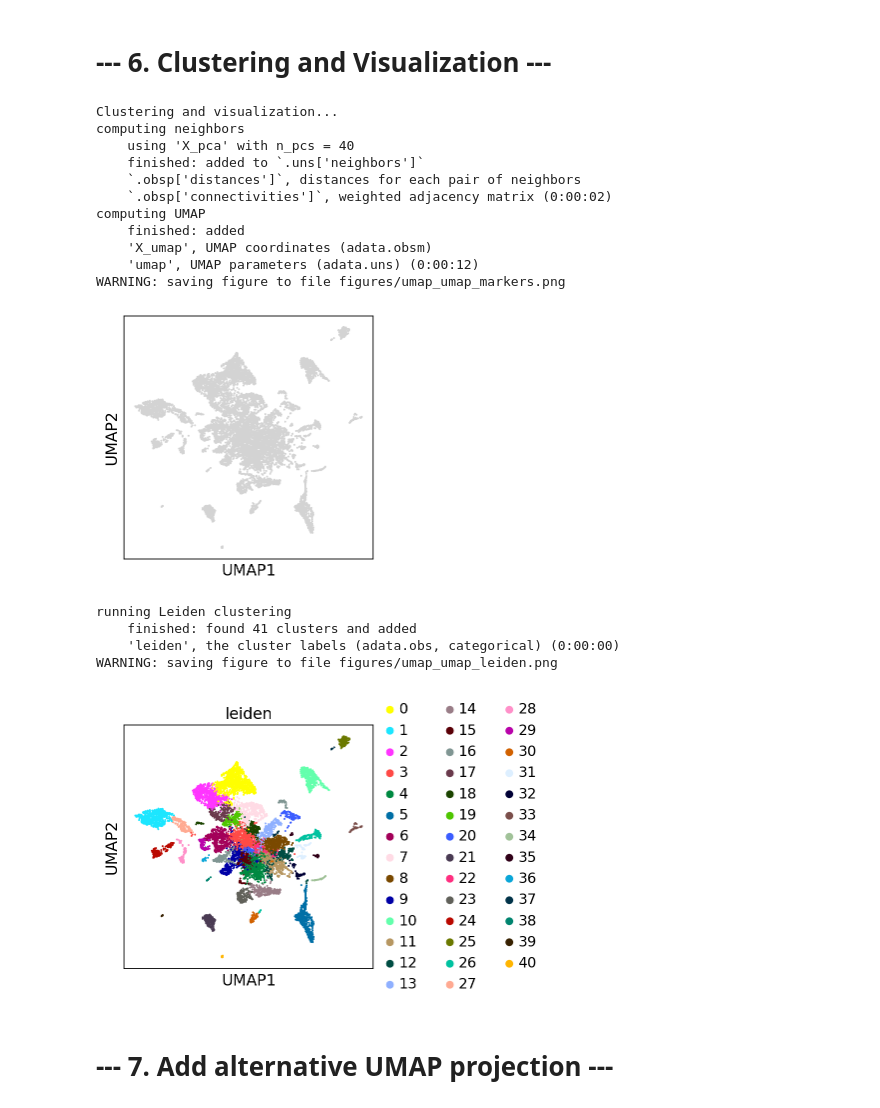
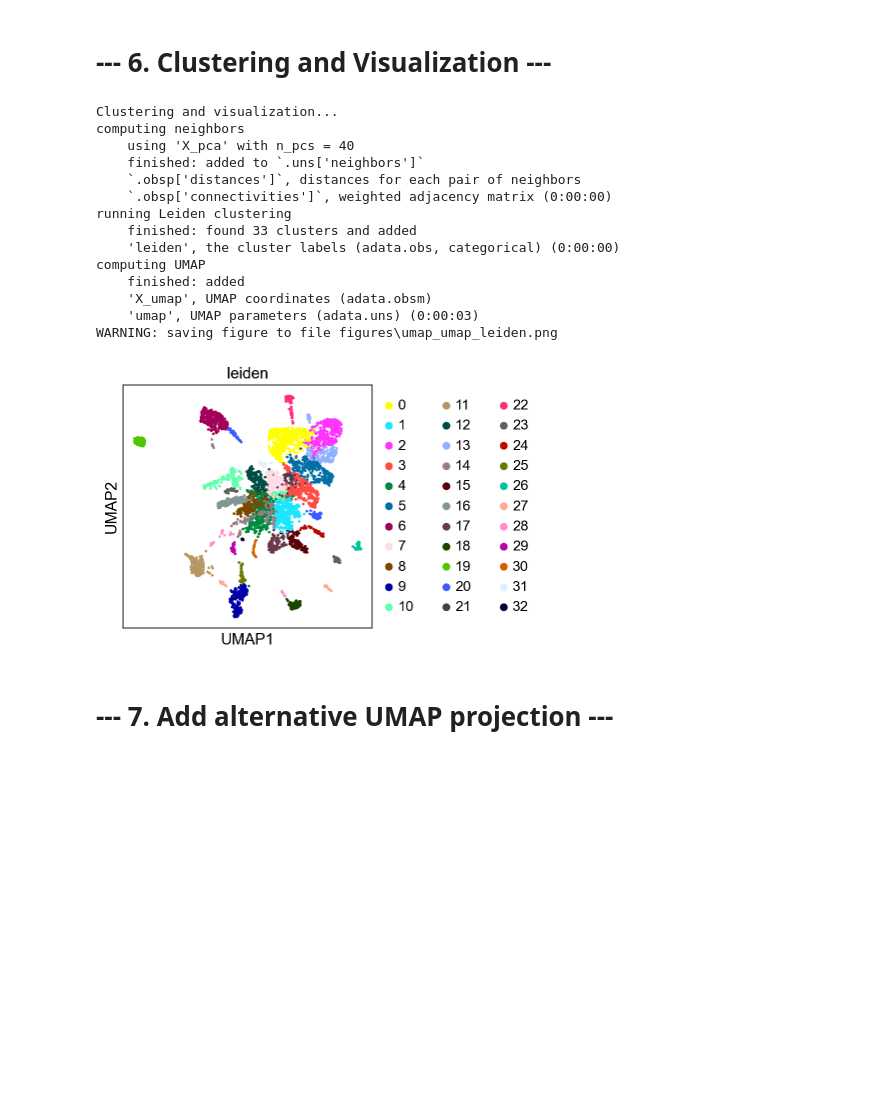
Before and after one commit to michal7kw/scMulti_merged_matrix, a Jupyter notebook: process_sc_data.ipynb, the cells around one changed output. Saved outputs shown, nothing was run; the diff lists cells and outputs as text; code cells hidden in the pictures; blank space fills up the shorter version.

```diff
--- a/process_sc_data.ipynb
+++ b/process_sc_data.ipynb
@@ -125,0 +153,2 @@ available_genes
+# %%
+available_genes = ['Snrpn', 'Rbfox3']
@@ -126 +183,4 @@ available_genes
+# %%
+condition_mask = adata.obs['LibraryID'] == 'WT_brain_cortex'
+adata= adata[condition_mask, :]
 # %% [markdown]
@@ -415,34 +471,29 @@ WARNING: saving figure to file figures/pca_variance_ratio_pca_variance_ratio.png
 # %%
 print("\nClustering and visualization...")
 
 # Computing the neighborhood graph
 sc.pp.neighbors(adata, n_neighbors=10, n_pcs=40)
 
-# Embedding the neighborhood graph using UMAP
-sc.tl.umap(adata)
-sc.pl.umap(adata, save='_umap_markers.png')
-
 # Clustering the neighborhood graph using the Leiden algorithm
 sc.tl.leiden(adata)
+sc.tl.umap(adata)
 sc.pl.umap(adata, color=['leiden'], save='_umap_leiden.png')
 # %% [output]
 Clustering and visualization...
 computing neighbors
     using 'X_pca' with n_pcs = 40
     finished: added to `.uns['neighbors']`
     `.obsp['distances']`, distances for each pair of neighbors
-    `.obsp['connectivities']`, weighted adjacency matrix (0:00:02)
+    `.obsp['connectivities']`, weighted adjacency matrix (0:00:00)
+running Leiden clustering
+    finished: found 33 clusters and added
+    'leiden', the cluster labels (adata.obs, categorical) (0:00:00)
 computing UMAP
     finished: added
     'X_umap', UMAP coordinates (adata.obsm)
-    'umap', UMAP parameters (adata.uns) (0:00:12)
-WARNING: saving figure to file figures/umap_umap_markers.png
+    'umap', UMAP parameters (adata.uns) (0:00:03)
+WARNING: saving figure to file figures\umap_umap_leiden.png
-[figure, old version]
+[figure, new version]
-running Leiden clustering
-    finished: found 41 clusters and added
-    'leiden', the cluster labels (adata.obs, categorical) (0:00:00)
-WARNING: saving figure to file figures/umap_umap_leiden.png
-[figure, removed]
 # %% [markdown]
 # --- 7. Add alternative UMAP projection ---
 # %%
```
Also changed, not shown: parts of 38 cells of this notebook, 59 other files.
